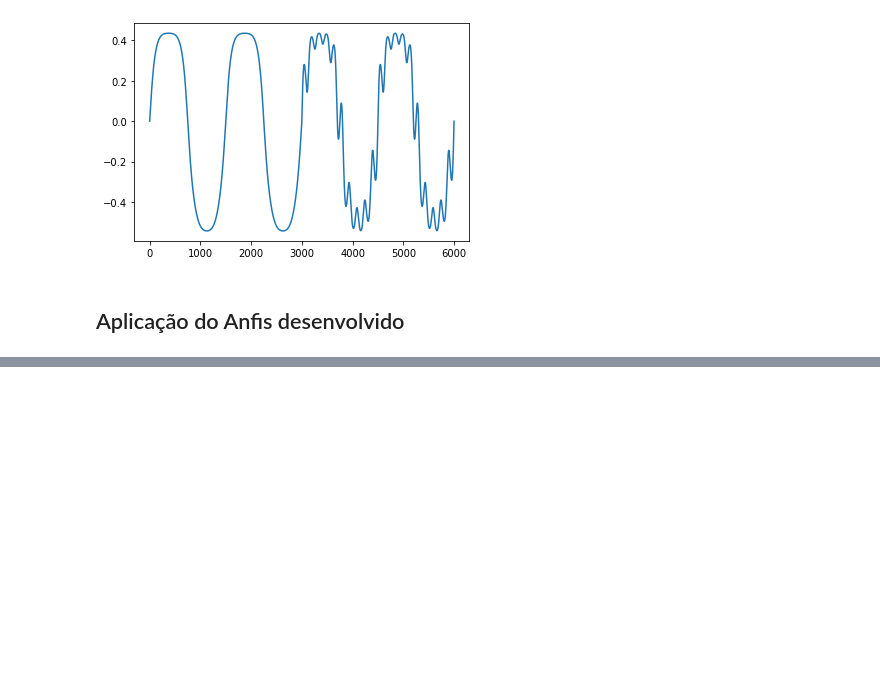
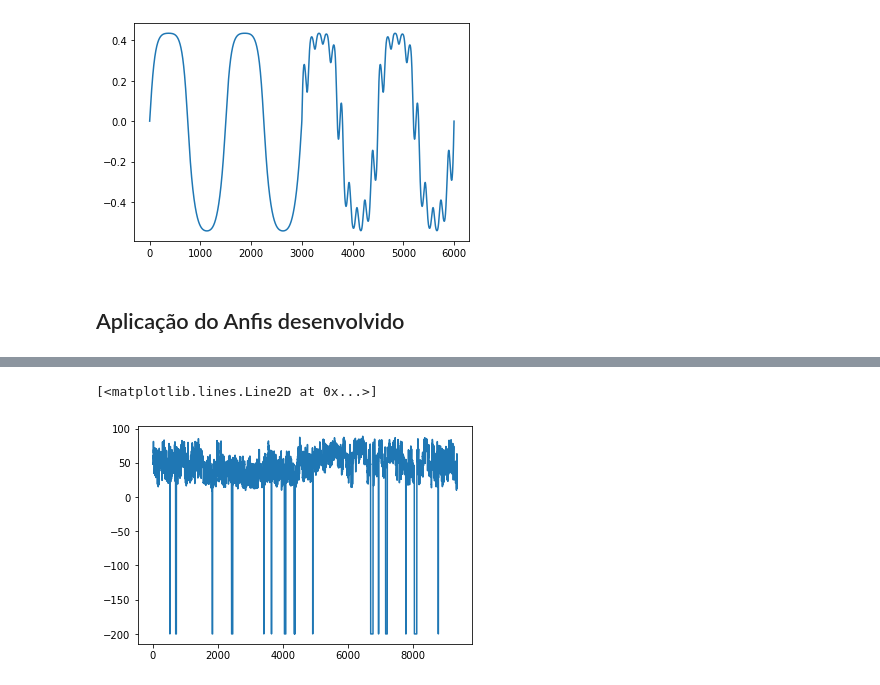
Before and after one commit to vcaitite/fuzzy-systems-exercises, a Jupyter notebook: 6. Anfis/6 - ANFIS.ipynb, the cells around one changed output, grey strips where cells are left out. Cells and saved outputs as stored; diff of their text form; code cells hidden in the pictures; blank space fills up the shorter version.

```diff
--- a/6. Anfis/6 - ANFIS.ipynb
+++ b/6. Anfis/6 - ANFIS.ipynb
@@ -297,0 +415,5 @@ Text(0, 0.5, 'MSE')
+# %%
+dataset = pd.read_csv('data/AirQualityUCI.csv', sep=';')
+dataset = dataset.replace("?", np.nan)
+dataset = dataset.dropna()
+dataset
@@ -297,0 +434,10 @@ Text(0, 0.5, 'MSE')
+# %%
+y = dataset['RH'].to_numpy()
+X = dataset.drop(['RH', 'Date', 'Time'], axis='columns').to_numpy()
+normalizer = MinMaxScaler()
+X = normalizer.fit_transform(X)
+y = np.array(y.tolist())
+plt.plot(y)
+# %% [output]
+[<matplotlib.lines.Line2D at 0x...>]
+[figure, added]
```
Also changed, not shown: parts of 20 cells of this notebook.
